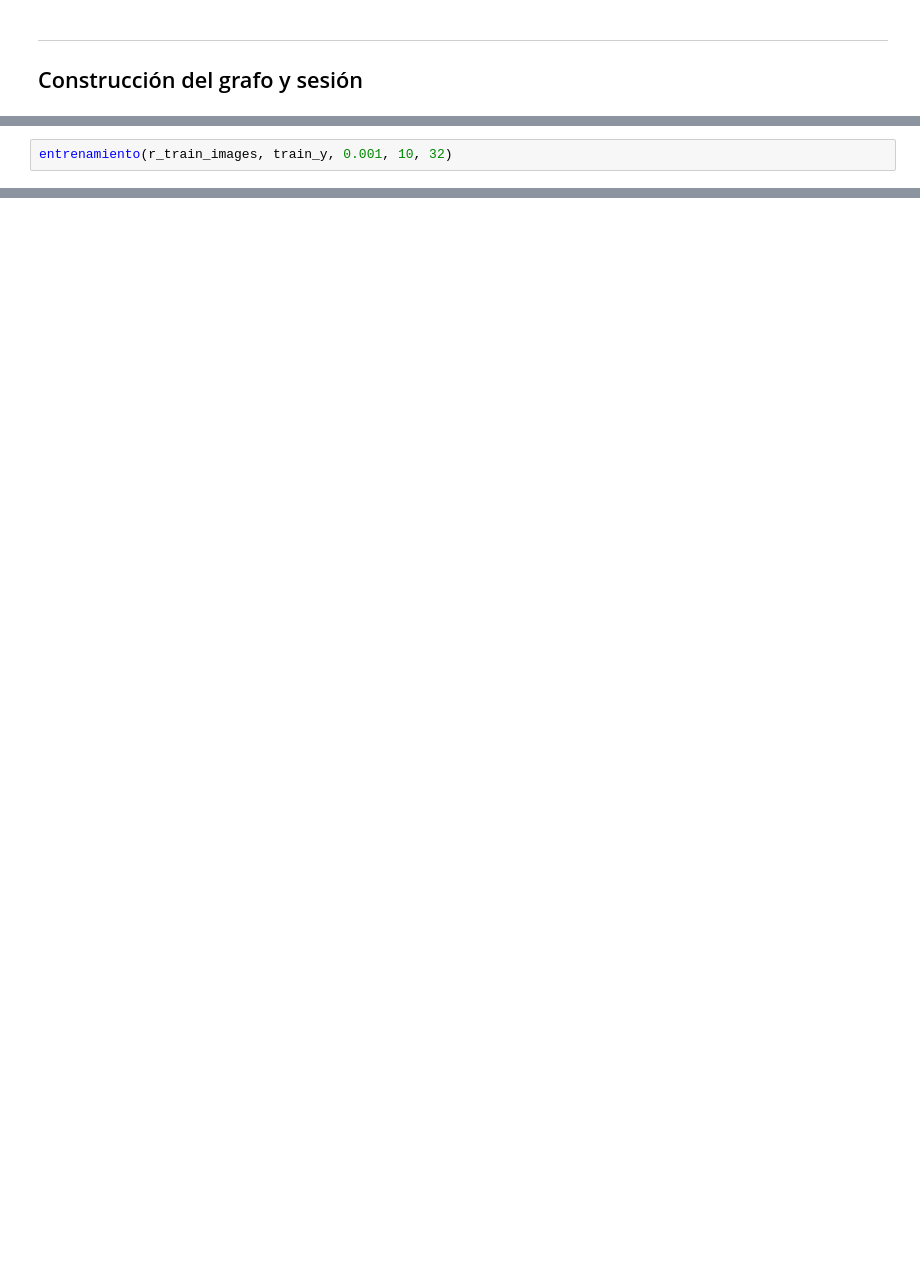
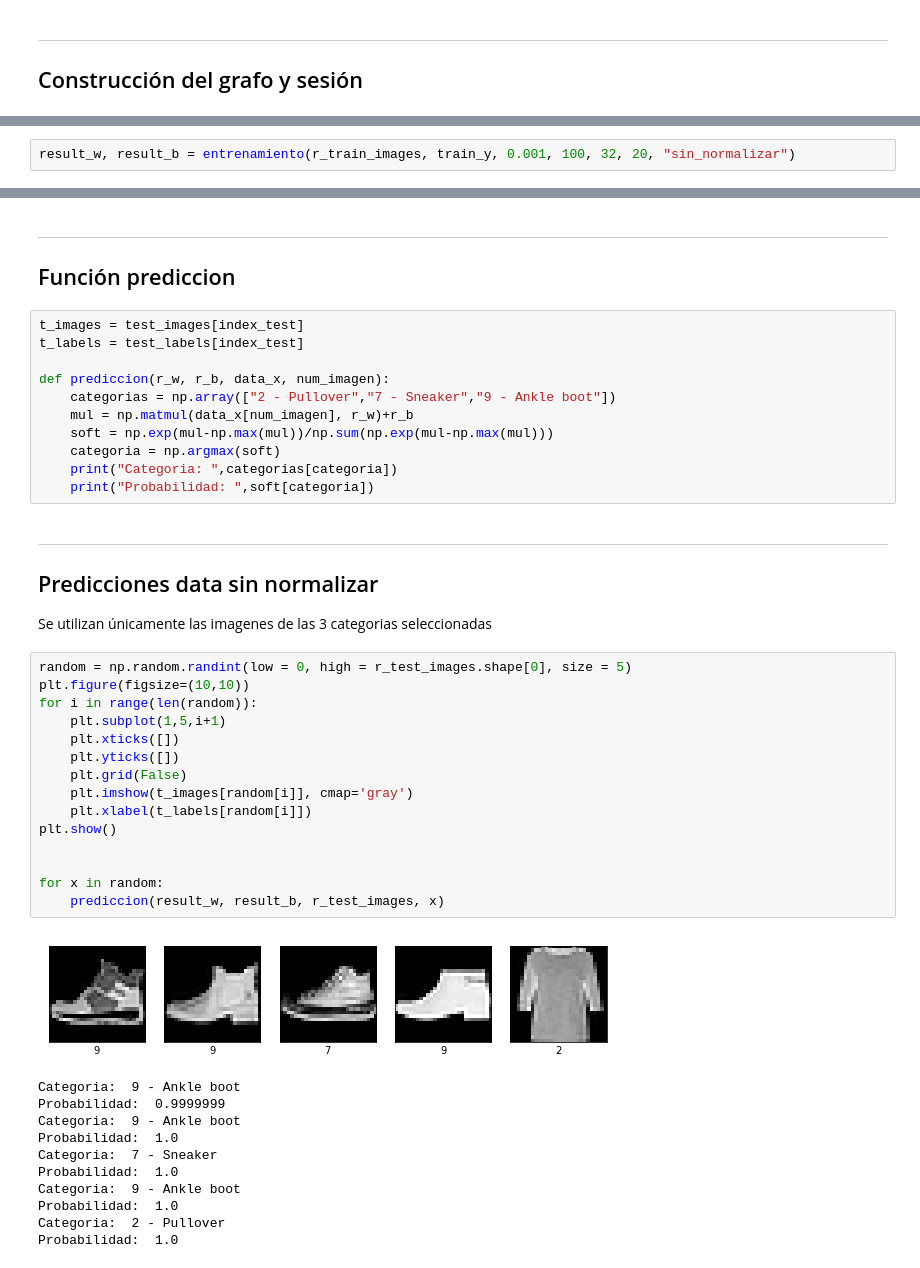
Before and after one commit to Kazeazul/Statistical_Learning, a Jupyter notebook: Tarea_3/Fashion_mnist.ipynb, the cells around one changed output, grey strips where cells are left out. Drawn from its saved outputs; the diff is of its cells as text; blank space fills up the shorter version.

```diff
--- a/Tarea_3/Fashion_mnist.ipynb
+++ b/Tarea_3/Fashion_mnist.ipynb
@@ -187,3 +181,3 @@ def entrenamiento(data_x, data_y, lr, t_epoch, batch_size):
 # %%
-entrenamiento(r_train_images, train_y, 0.001, 10, 32)
+result_w, result_b = entrenamiento(r_train_images, train_y, 0.001, 100, 32, 20, "sin_normalizar")
 # %% [output]
@@ -202,0 +248,45 @@ entrenamiento(r_train_images, train_y, 0.001, 10, 32)
+# %% [markdown]
+***
+## Función prediccion
+# %%
+t_images = test_images[index_test]
+t_labels = test_labels[index_test]
+
+def prediccion(r_w, r_b, data_x, num_imagen):
+    categorias = np.array(["2 - Pullover","7 - Sneaker","9 - Ankle boot"])
+    mul = np.matmul(data_x[num_imagen], r_w)+r_b
+    soft = np.exp(mul-np.max(mul))/np.sum(np.exp(mul-np.max(mul)))
+    categoria = np.argmax(soft)
+    print("Categoria: ",categorias[categoria])
+    print("Probabilidad: ",soft[categoria])
+# %% [markdown]
+***
+## Predicciones data sin normalizar
+Se utilizan únicamente las imagenes de las 3 categorias seleccionadas
+# %%
+random = np.random.randint(low = 0, high = r_test_images.shape[0], size = 5)
+plt.figure(figsize=(10,10))
+for i in range(len(random)):
+    plt.subplot(1,5,i+1)
+    plt.xticks([])
+    plt.yticks([])
+    plt.grid(False)
+    plt.imshow(t_images[random[i]], cmap='gray')
+    plt.xlabel(t_labels[random[i]])
+plt.show()
+
+
+for x in random:
+    prediccion(result_w, result_b, r_test_images, x)
+# %% [output]
+[figure, added]
+Categoria:  9 - Ankle boot
+Probabilidad:  0.9999999
+Categoria:  9 - Ankle boot
+Probabilidad:  1.0
+Categoria:  7 - Sneaker
+Probabilidad:  1.0
+Categoria:  9 - Ankle boot
+Probabilidad:  1.0
+Categoria:  2 - Pullover
+Probabilidad:  1.0
```
Also changed, not shown: parts of 13 cells of this notebook, 3 other files.
